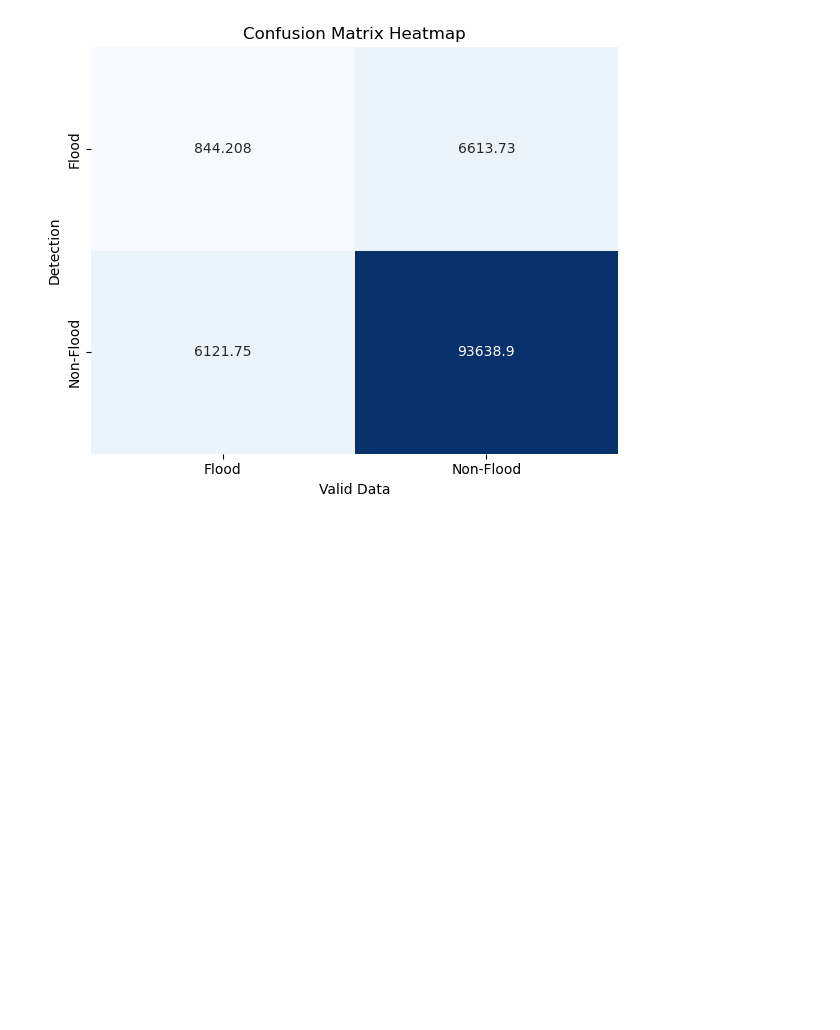
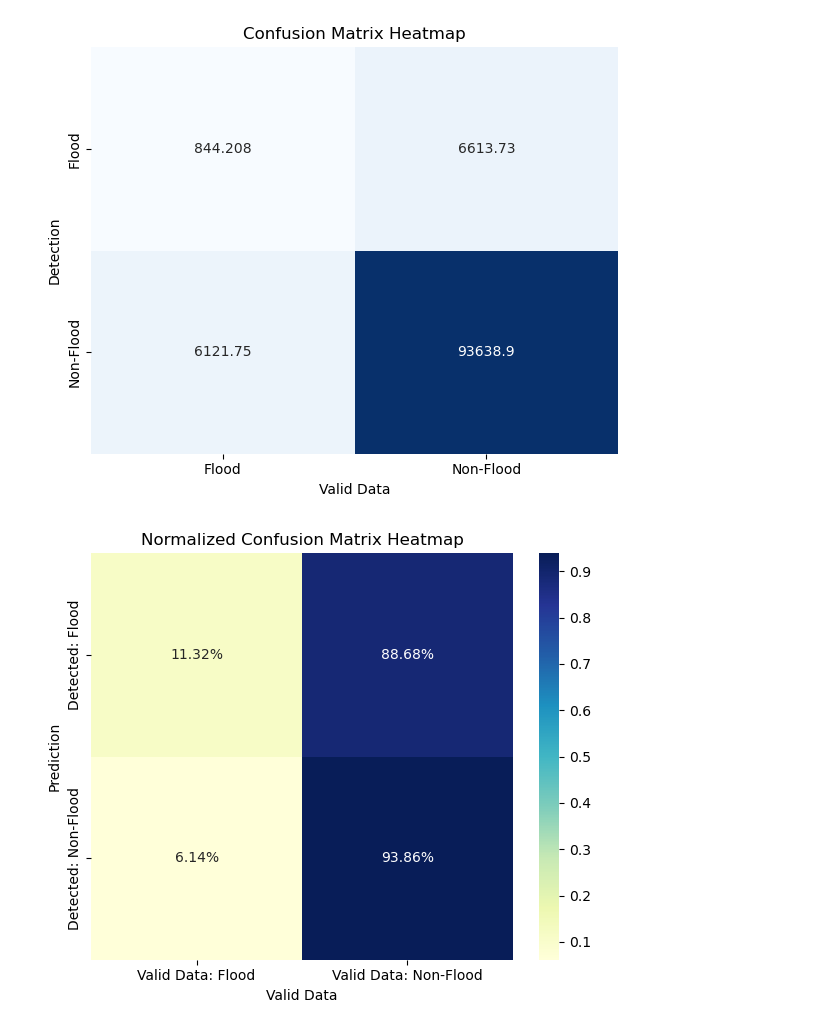
Before and after one commit to nelsondca/Flood-Detection-System-FYP, a Jupyter notebook: Gee/GEEtest.ipynb, the cells around one changed output. Drawn from its saved outputs; the diff is of its cells as text; code cells hidden in the pictures; blank space fills up the shorter version.

Commit message:
Added confusion matrix with percentage formatting

```diff
--- a/Gee/GEEtest.ipynb
+++ b/Gee/GEEtest.ipynb
@@ -1102,3 +1102,26 @@ plt.savefig('images/charts/confusion_matrix_heatmap.png', dpi=300)
 plt.show()
 # %% [output]
 [figure]
+# %%
+conf_matrix = np.array([[tp, fn],
+                        [fp, tn]])
+
+# Normalize the matrix
+conf_matrix_normalized = conf_matrix.astype('float') / conf_matrix.sum(axis=1)[:, np.newaxis]
+
+# Create a DataFrame with percentage formatting
+df_cm_norm = pd.DataFrame(conf_matrix_normalized,
+                          index=['Detected: Flood', 'Detected: Non-Flood'],
+                          columns=['Valid Data: Flood', 'Valid Data: Non-Flood'])
+
+# Plot the percentage heatmap
+plt.figure(figsize=(6, 5))
+sns.heatmap(df_cm_norm, annot=True, fmt='.2%', cmap='YlGnBu', cbar=True)
+plt.title("Normalized Confusion Matrix Heatmap")
+plt.xlabel("Valid Data")
+plt.ylabel("Prediction")
+plt.tight_layout()
+plt.savefig('images/charts/confusion_matrix_heatmap_percentages.png',  dpi=300)
+plt.show()
+# %% [output]
+[figure, added]
```
Also changed, not shown: 1 other file.
